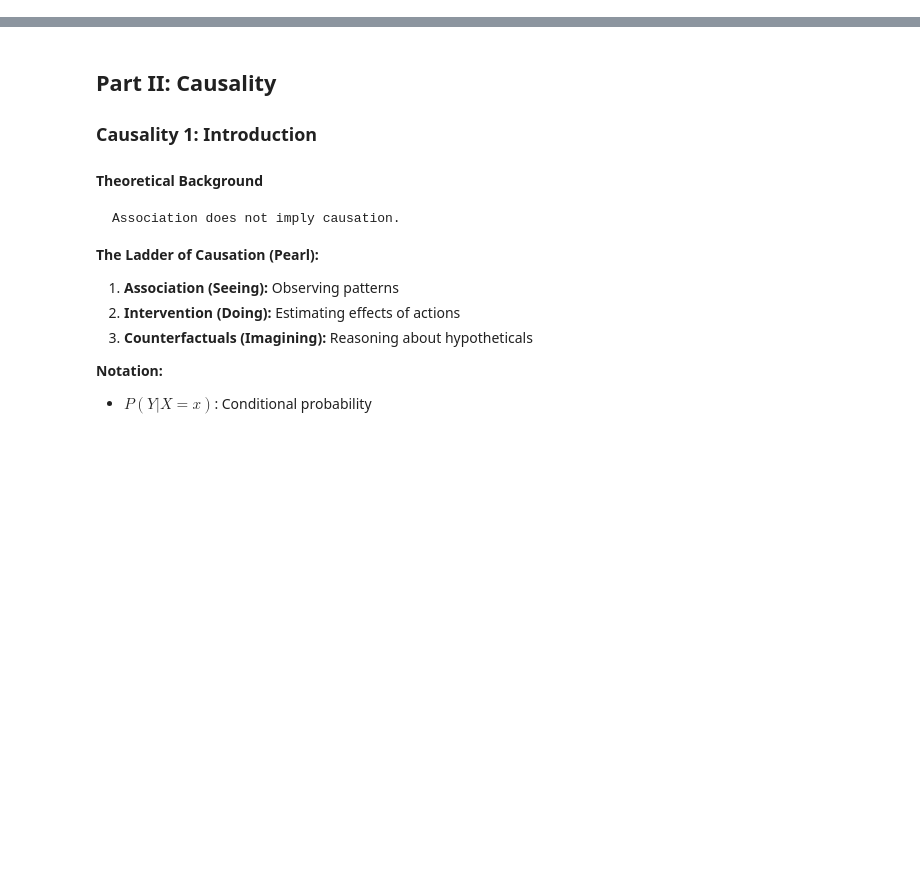
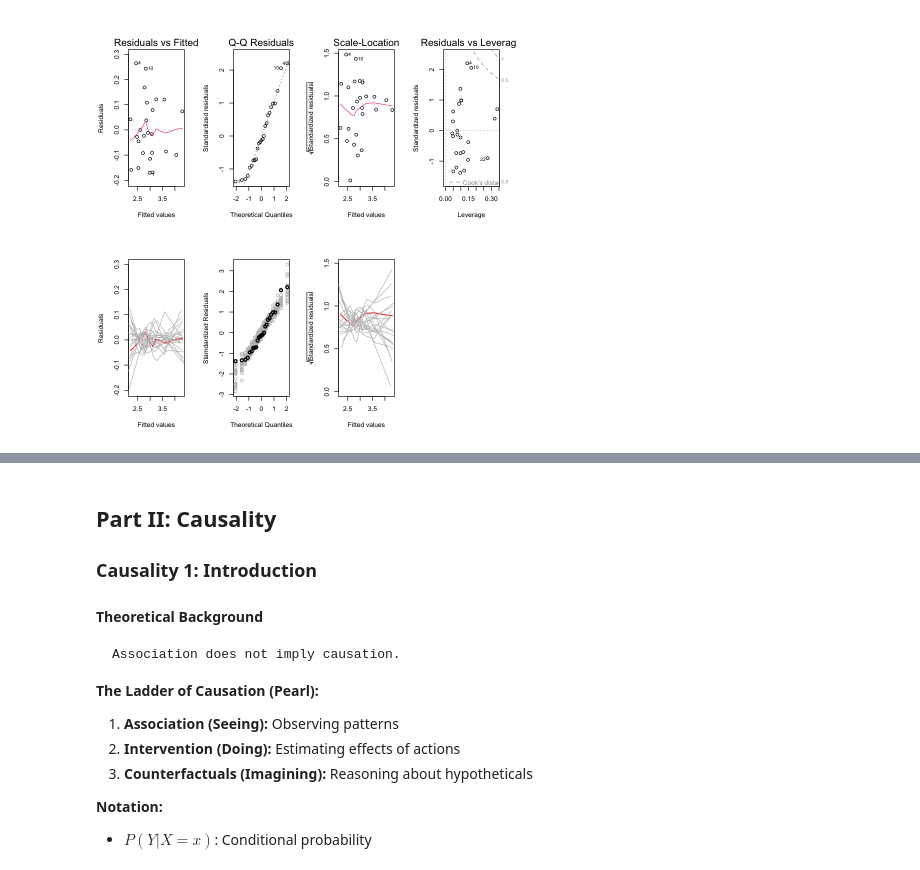
Before and after one commit to marbetschar/marco.betschart.name, a Jupyter notebook: projects/masters-degree-in-data-science/advanced-statistical-data-analysis.ipynb, the cells around one changed output, grey strips where cells are left out. Cells and saved outputs as stored; diff of their text form; code cells hidden in the pictures; blank space fills up the shorter version.

```diff
--- a/projects/masters-degree-in-data-science/advanced-statistical-data-analysis.ipynb
+++ b/projects/masters-degree-in-data-science/advanced-statistical-data-analysis.ipynb
@@ -56,0 +240,14 @@ The downloaded binary packages are in
+# %%
+library(robustbase)
+source("advanced-statistical-data-analysis/RFn_Plot-lmSim.R")
+df <- read.table("advanced-statistical-data-analysis/Synthetic.dat", header=TRUE)
+
+## Robust fit
+df.rlm <- lmrob(Y ~ x1 + x2, data=df, method="MM")
+
+# Residual Analysis:
+par(mfrow=c(2,4))
+plot(df.tk.lm1)
+plot.lmSim(df.tk.lm1, SEED=4711)
+# %% [output]
+[figure, added]
```
Also changed, not shown: parts of 11 cells of this notebook, 4 other files.
